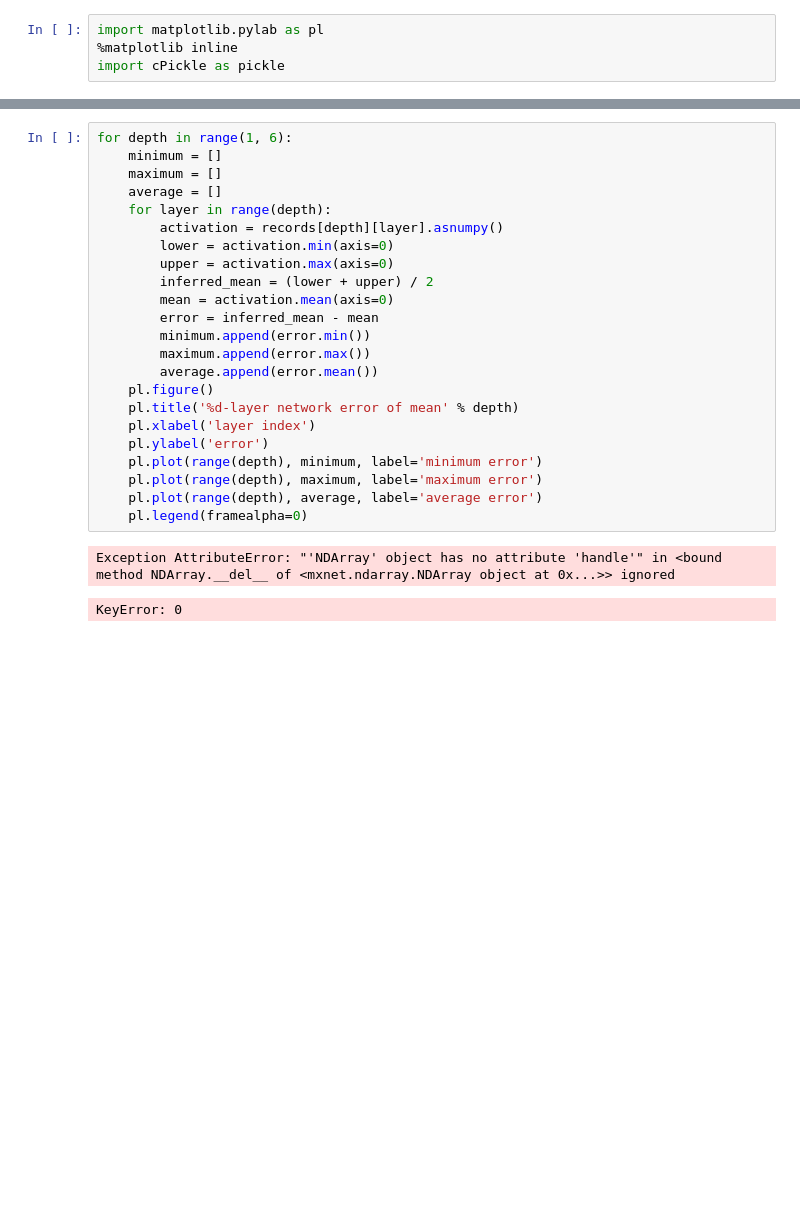
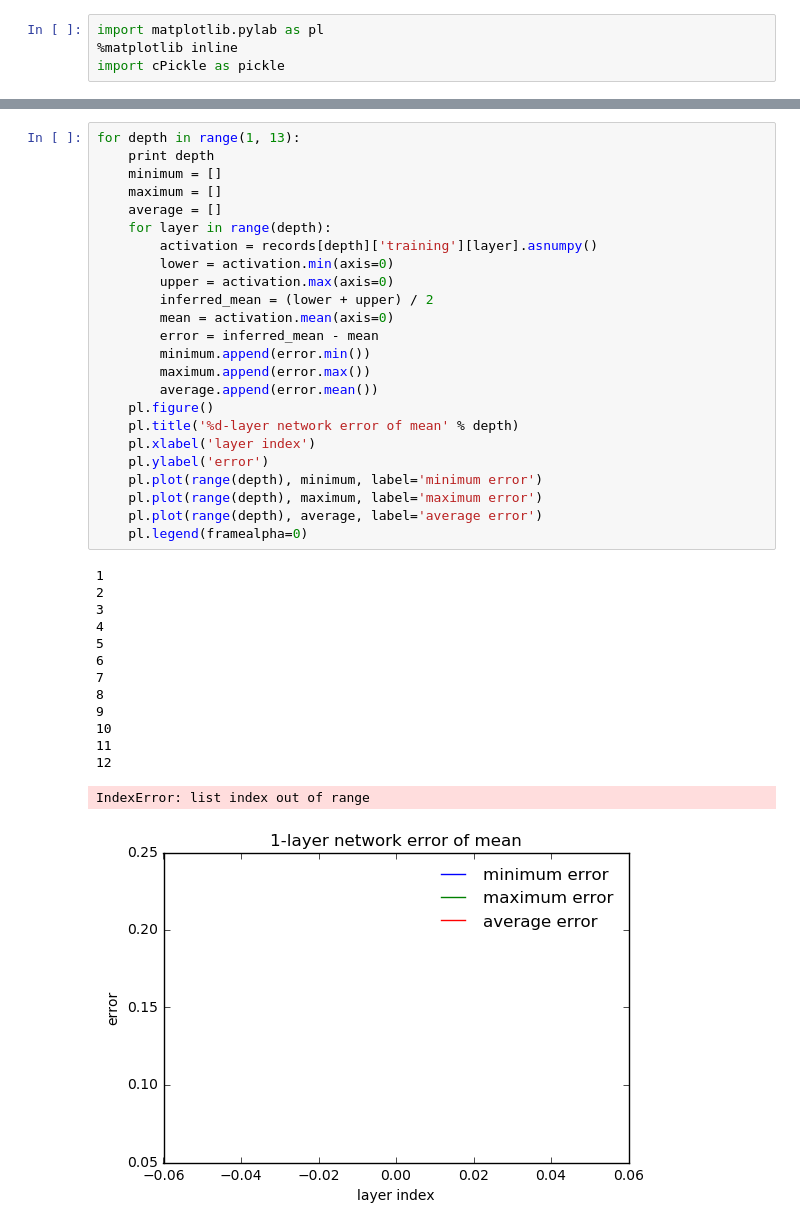
Before and after one commit to zzlab/DL-Alg, a Jupyter notebook: cifar10/MLP/NMLP/activation_distribution.ipynb, the cells around one changed output, grey strips where cells are left out. Cells and saved outputs as stored; diff of their text form; blank space fills up the shorter version.

```diff
--- a/cifar10/MLP/NMLP/activation_distribution.ipynb
+++ b/cifar10/MLP/NMLP/activation_distribution.ipynb
@@ -16,26 +24,39 @@ for depth in range(1, 13):
 # %%
-for depth in range(1, 6):
+for depth in range(1, 13):
+    print depth
     minimum = []
     maximum = []
     average = []
     for layer in range(depth):
-        activation = records[depth][layer].asnumpy()
+        activation = records[depth]['training'][layer].asnumpy()
         lower = activation.min(axis=0)
         upper = activation.max(axis=0)
         inferred_mean = (lower + upper) / 2
         mean = activation.mean(axis=0)
         error = inferred_mean - mean
         minimum.append(error.min())
         maximum.append(error.max())
         average.append(error.mean())
     pl.figure()
     pl.title('%d-layer network error of mean' % depth)
     pl.xlabel('layer index')
     pl.ylabel('error')
     pl.plot(range(depth), minimum, label='minimum error')
     pl.plot(range(depth), maximum, label='maximum error')
     pl.plot(range(depth), average, label='average error')
     pl.legend(framealpha=0)
 # %% [output]
-Exception AttributeError: "'NDArray' object has no attribute 'handle'" in <bound method NDArray.__del__ of <mxnet.ndarray.NDArray object at 0x...>> ignored
+1
+2
+3
+4
+5
+6
+7
+8
+9
+10
+11
+12
-KeyError: 0
+IndexError: list index out of range
+[figure, added]
```
Also changed, not shown: parts of 2 cells of this notebook, 4 other files.
